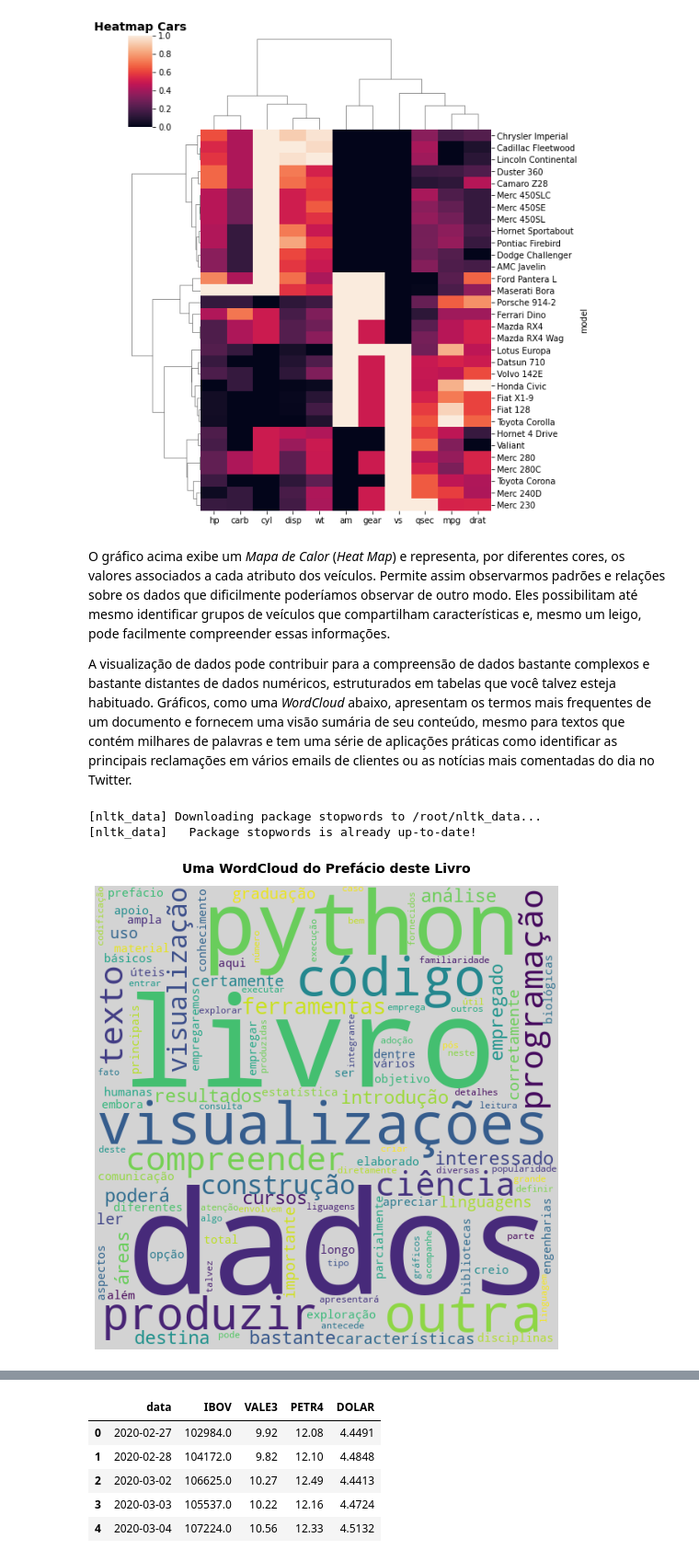
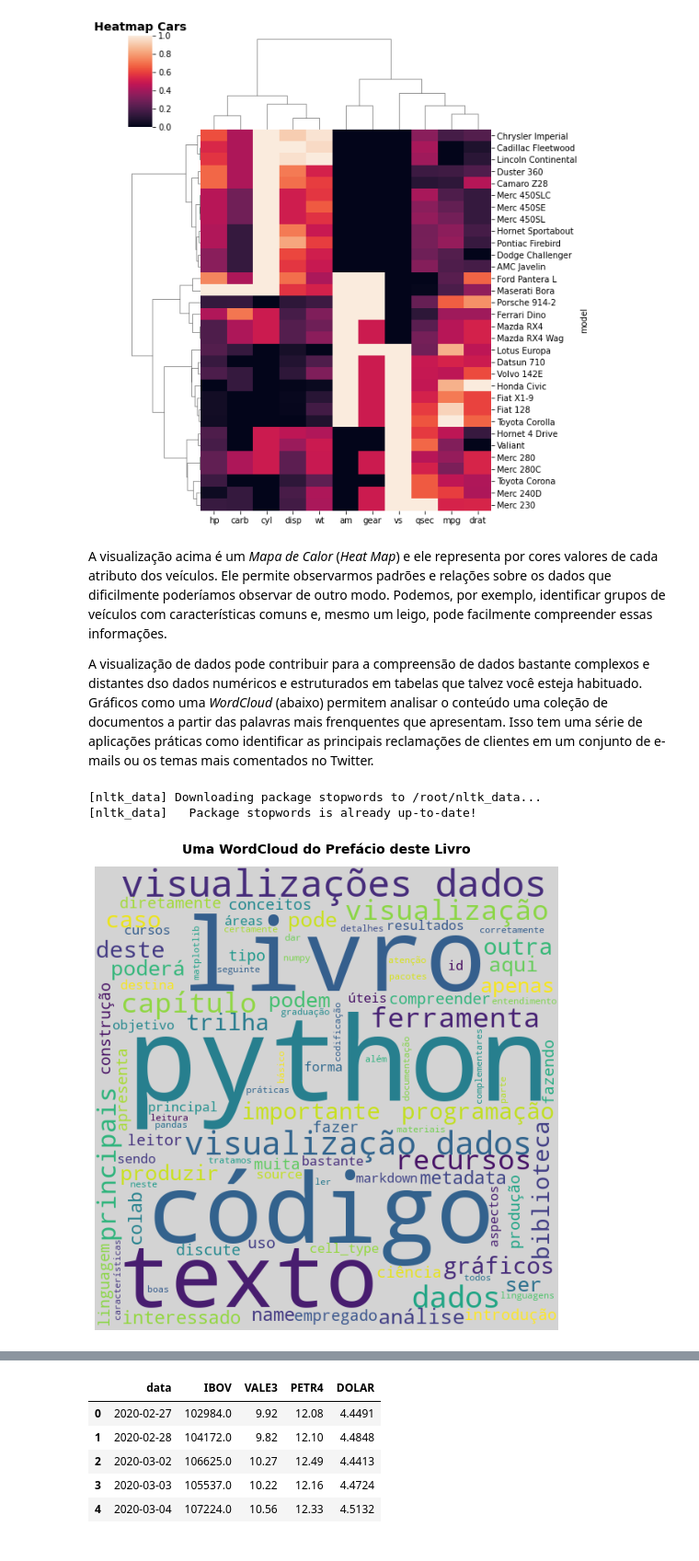
Before and after one commit to Rogerio-mack/Visualizacao-de-Dados-em-Python, a Jupyter notebook: c0_intro.ipynb, the cells around one changed output, grey strips where cells are left out. Shown at 92% size. Drawn from its saved outputs; the diff is of its cells as text; code cells hidden in the pictures.

```diff
--- a/c0_intro.ipynb
+++ b/c0_intro.ipynb
@@ -52,41 +52,42 @@ plt.show()
 # %% [output]
 [figure]
 # %% [markdown]
-O gráfico acima exibe um *Mapa de Calor* (*Heat Map*) e representa, por diferentes cores, os valores associados a cada atributo dos veículos. Permite assim observarmos padrões e relações sobre os dados que dificilmente poderíamos observar de outro modo. Eles possibilitam até mesmo identificar grupos de veículos que compartilham características e, mesmo um leigo, pode facilmente compreender essas informações.
+A visualização acima é um *Mapa de Calor* (*Heat Map*) e ele representa por cores valores de cada atributo dos veículos. Ele permite observarmos padrões e relações sobre os dados que dificilmente poderíamos observar de outro modo. Podemos, por exemplo, identificar grupos de veículos com características comuns e, mesmo um leigo, pode facilmente compreender essas informações.
 
-A visualização de dados pode contribuir para a compreensão de dados bastante complexos e bastante distantes de dados numéricos, estruturados em tabelas que você talvez esteja habituado. Gráficos, como uma *WordCloud* abaixo, apresentam  os termos mais frequentes de um documento e fornecem uma visão sumária de seu conteúdo, mesmo para textos que contém milhares de palavras e tem uma série de aplicações práticas como identificar as principais reclamações em vários emails de clientes ou as notícias mais comentadas do dia no Twitter.
+A visualização de dados pode contribuir para a compreensão de dados bastante complexos e distantes dso dados numéricos e estruturados em tabelas que talvez você esteja habituado. Gráficos como uma *WordCloud* (abaixo) permitem analisar o conteúdo uma coleção de documentos a partir das palavras mais frenquentes que apresentam. Isso tem uma série de aplicações práticas como identificar as principais reclamações de clientes em um conjunto de e-mails ou os temas mais comentados no Twitter.
 # %%
+# World Cloud a partir do texto de prefácio deste livro
 import urllib.request
 from wordcloud import WordCloud, STOPWORDS
 import nltk
 from nltk.corpus import stopwords
 nltk.download('stopwords')
 
 texto = []
-for line in urllib.request.urlopen('http://meusite.mackenzie.br/rogerio/MyBook/intro.md'):
+for line in urllib.request.urlopen('https://raw.githubusercontent.com/Rogerio-mack/Visualizacao-de-Dados-em-Python/main/intro.ipynb'):
     texto.append(line.decode('utf-8'))
 
 stopwords = set( stopwords.words('portuguese'))
 
 texto_string = ''
 for line in texto:
   texto_string = texto_string + ' ' + line.lower()
 
 wordcloud = WordCloud(width = 600, height = 600,
 				background_color ='lightgrey',
 				stopwords = stopwords,
 				min_font_size = 10).generate(texto_string)
 
 print('\n')
 plt.figure(figsize = (7, 7), facecolor = None)
 plt.suptitle('Uma WordCloud do Prefácio deste Livro', fontsize=14, weight='bold', y=1.05)
 plt.imshow(wordcloud)
 plt.axis("off")
 plt.tight_layout(pad = 0)
 
 plt.show()
 # %% [output]
 [nltk_data] Downloading package stopwords to /root/nltk_data...
 [nltk_data]   Package stopwords is already up-to-date!
-[figure, old version]
+[figure, new version]
 # %% [markdown]
```
Also changed, not shown: parts of 24 cells of this notebook.
